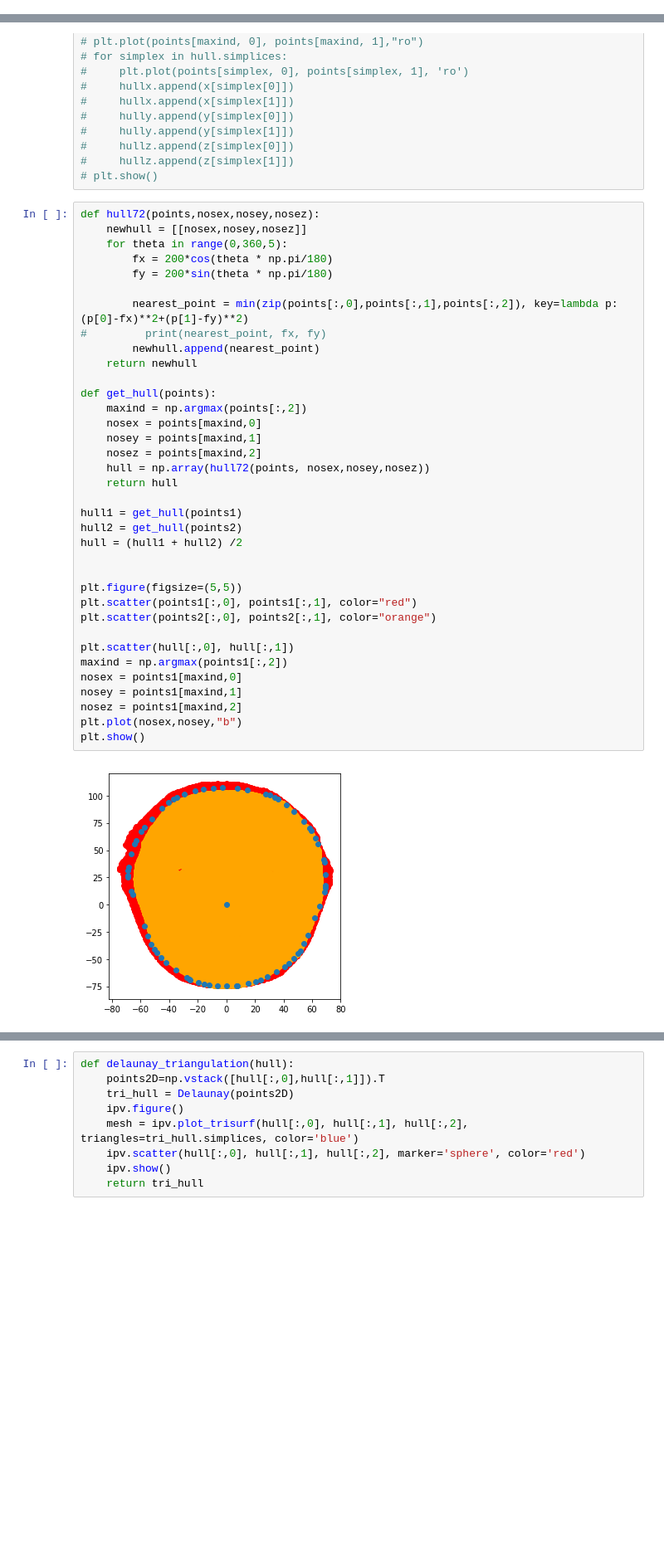
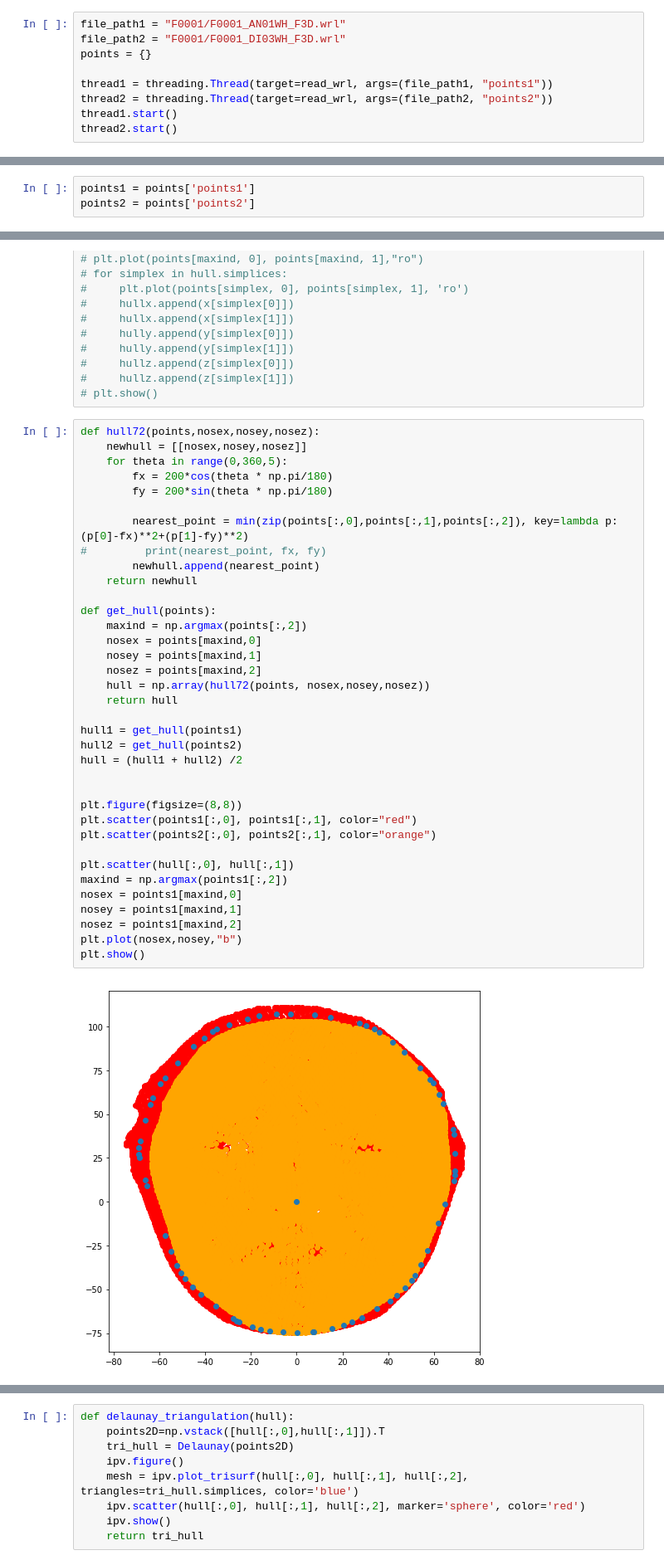
Before and after one commit to pyaf/Dense-3D-Face-Correspondence, a Jupyter notebook: hemanth.ipynb, the cells around one changed output, grey strips where cells are left out. Shown: that part at 83% size. Drawn from its saved outputs; the diff is of its cells as text; blank space fills up the shorter version.

```diff
--- a/hemanth.ipynb
+++ b/hemanth.ipynb
@@ -43,0 +39,9 @@ points2 = read_wrl(file_path2)
+# %%
+file_path1 = "F0001/F0001_AN01WH_F3D.wrl"
+file_path2 = "F0001/F0001_DI03WH_F3D.wrl"
+points = {}
+
+thread1 = threading.Thread(target=read_wrl, args=(file_path1, "points1"))
+thread2 = threading.Thread(target=read_wrl, args=(file_path2, "points2"))
+thread1.start()
+thread2.start()
@@ -44,3 +65,6 @@ points2 = read_wrl(file_path2)
+# %%
+points1 = points['points1']
+points2 = points['points2']
 # %%
 def normalize_face(points):
     points
@@ -116,32 +140,32 @@ def hull72(points,nosex,nosey,nosez):
 
         nearest_point = min(zip(points[:,0],points[:,1],points[:,2]), key=lambda p:(p[0]-fx)**2+(p[1]-fy)**2)
 #         print(nearest_point, fx, fy)
         newhull.append(nearest_point)
     return newhull
 
 def get_hull(points):
     maxind = np.argmax(points[:,2])
     nosex = points[maxind,0]
     nosey = points[maxind,1]
     nosez = points[maxind,2]
     hull = np.array(hull72(points, nosex,nosey,nosez))
     return hull
 
 hull1 = get_hull(points1)
 hull2 = get_hull(points2)
 hull = (hull1 + hull2) /2
 
 
-plt.figure(figsize=(5,5))
+plt.figure(figsize=(8,8))
 plt.scatter(points1[:,0], points1[:,1], color="red")
 plt.scatter(points2[:,0], points2[:,1], color="orange")
 
 plt.scatter(hull[:,0], hull[:,1])
 maxind = np.argmax(points1[:,2])
 nosex = points1[maxind,0]
 nosey = points1[maxind,1]
 nosez = points1[maxind,2]
 plt.plot(nosex,nosey,"b")
 plt.show()
 # %% [output]
-[figure, old version]
+[figure, new version]
```
Also changed, not shown: parts of 24 cells of this notebook.
